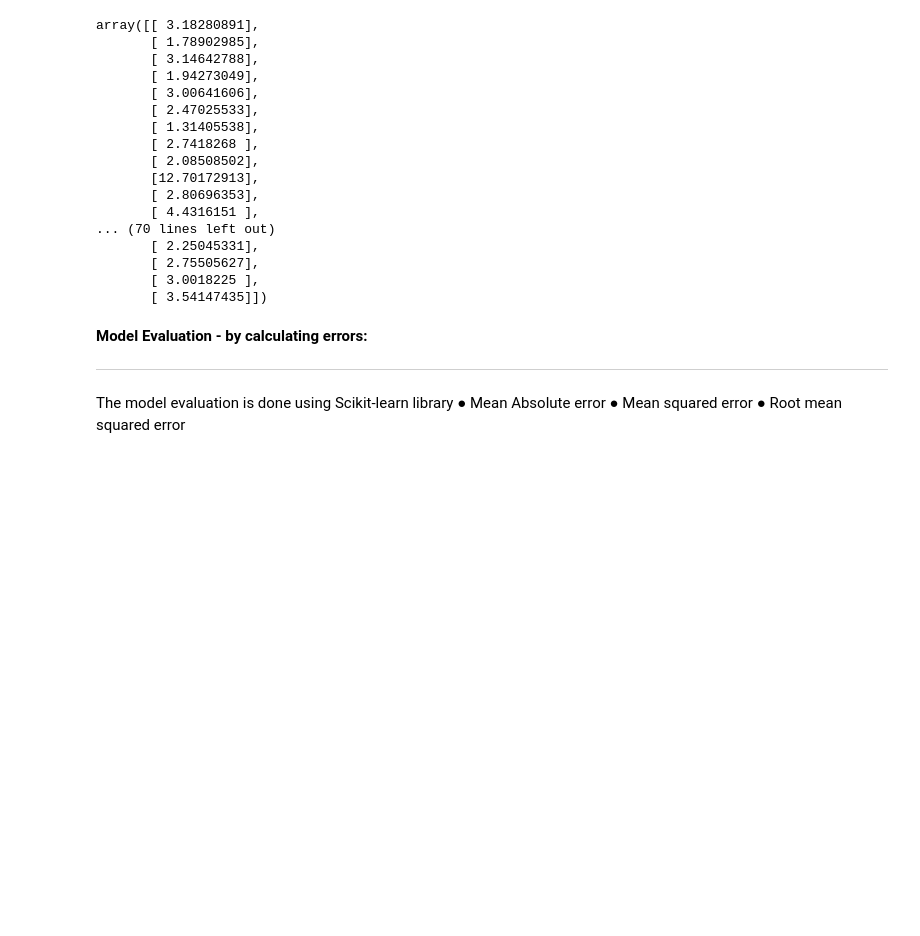
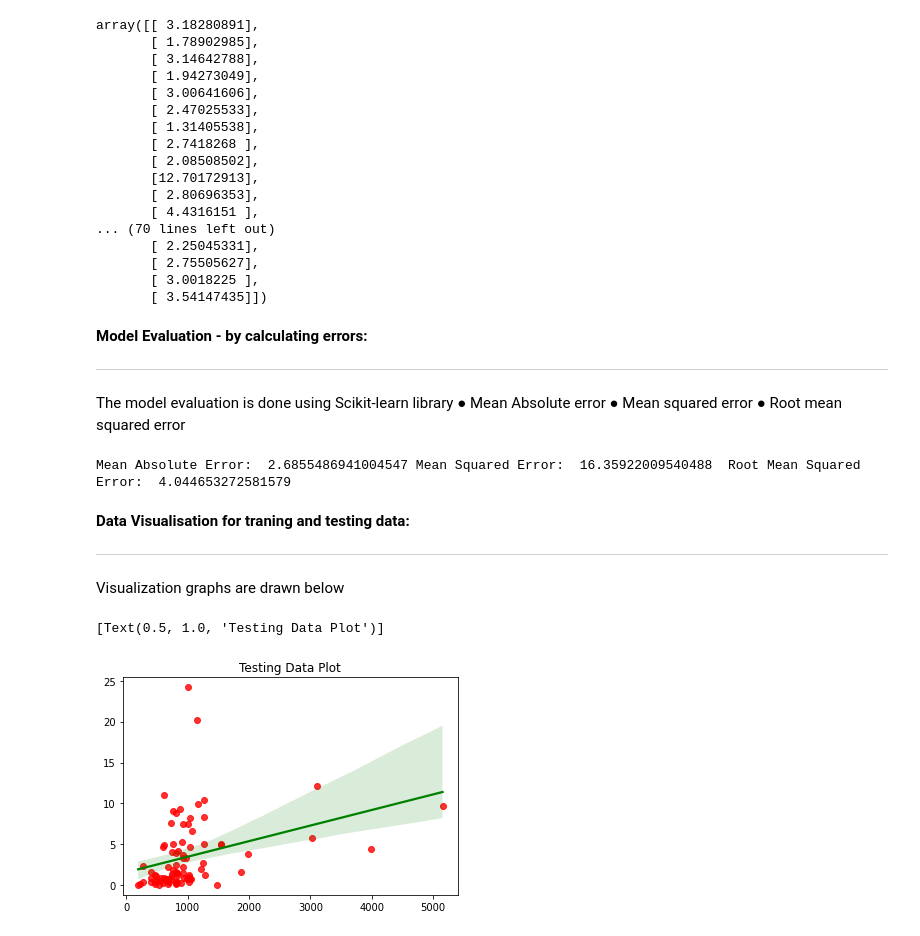
Before and after one commit to Nagmashaik123/Legal-SA, a Jupyter notebook: ShaikAssignment1.ipynb, the cells around one changed output. Cells and saved outputs as stored; diff of their text form; code cells hidden in the pictures; blank space fills up the shorter version.

```diff
--- a/ShaikAssignment1.ipynb
+++ b/ShaikAssignment1.ipynb
@@ -204,0 +202,21 @@ metrics.
+# %%
+from sklearn.metrics import mean_absolute_error
+test_data= test_data_price.flatten()
+absolute_error= mean_absolute_error(test_data,Predicting_values)
+sqrd_error=mean_squared_error(test_data,Predicting_values)
+mean_sqrd_error= np.sqrt(sqrd_error)
+
+print("Mean Absolute Error: ", absolute_error, "Mean Squared Error: ",sqrd_error, " Root Mean Squared Error: ",mean_sqerd_error)
+# %% [output]
+Mean Absolute Error:  2.6855486941004547 Mean Squared Error:  16.35922009540488  Root Mean Squared Error:  4.044653272581579
+# %% [markdown]
+**Data Visualisation for traning and testing data:**
+
+---
+
+Visualization graphs are drawn below
+# %%
+sns.regplot(test_data_size, test_data_price, scatter_kws={"color": "red"}, line_kws={"color": "green"}).set(title='Testing Data Plot')
+# %% [output]
+[Text(0.5, 1.0, 'Testing Data Plot')]
+[figure, added]
```
Also changed, not shown: parts of 5 cells of this notebook.
